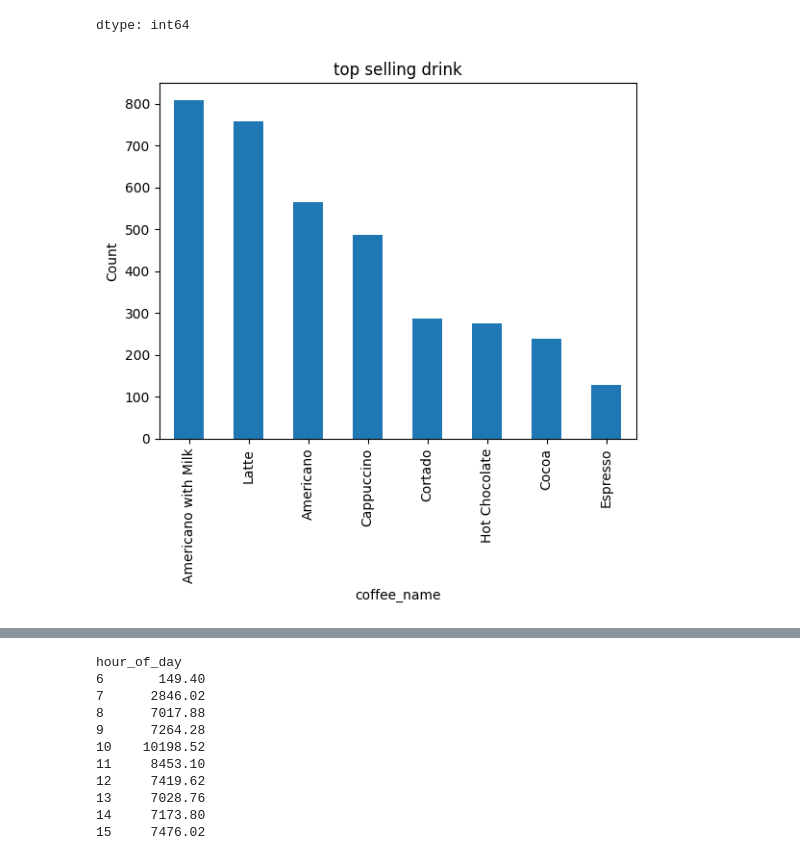
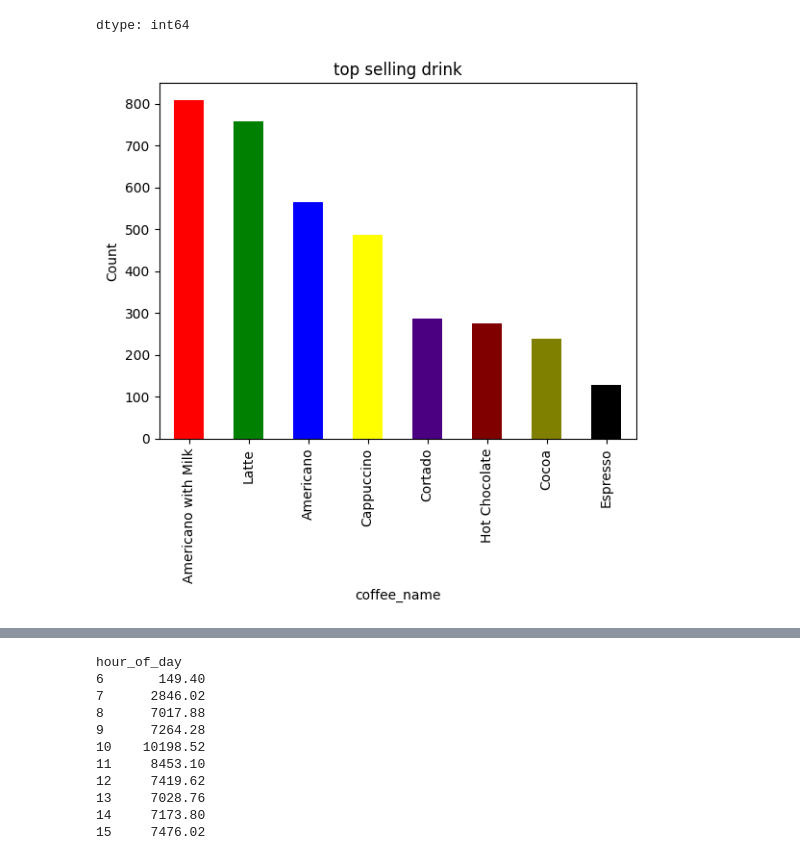
Before and after one commit to Divyanshpanchal960/python, a Jupyter notebook: project.ipynb, the cells around one changed output, grey strips where cells are left out. Saved outputs shown, nothing was run; the diff lists cells and outputs as text; code cells hidden in the pictures.

```diff
--- a/project.ipynb
+++ b/project.ipynb
@@ -38,15 +38,16 @@ df['coffee_name'].value_counts()
 | Espresso | 129 |
 dtype: int64
 # %%
-df['coffee_name'].value_counts().plot(kind='bar')
-#sns.set(style='whitegrid')
-#plt.figure(figsize=(9,5))
-#sns.count(data=df,x= 'coffee_name')
+df['coffee_name'].value_counts().plot(kind='bar',color=['red','green','blue','yellow','indigo','maroon','olive','black'])
+# #sns.set(style='whitegrid')
+# #plt.figure(figsize=(9,5))
+# #sns.count(data=df,x= 'coffee_name')
 plt.title("top selling drink")
 plt.xlabel('coffee_name')
 plt.ylabel('Count')
+ #df.color=(['red','green','blue','yellow','indigo','maroon','olive','black'])
 plt.show()
-#most selling drink chart
-#most selling drink(coffee_name=Americano with milk )
+# #most selling drink chart
+# #most selling drink(coffee_name=Americano with milk )
 # %% [output]
-[figure, old version]
+[figure, new version]
```
Also changed, not shown: parts of 8 cells of this notebook.
